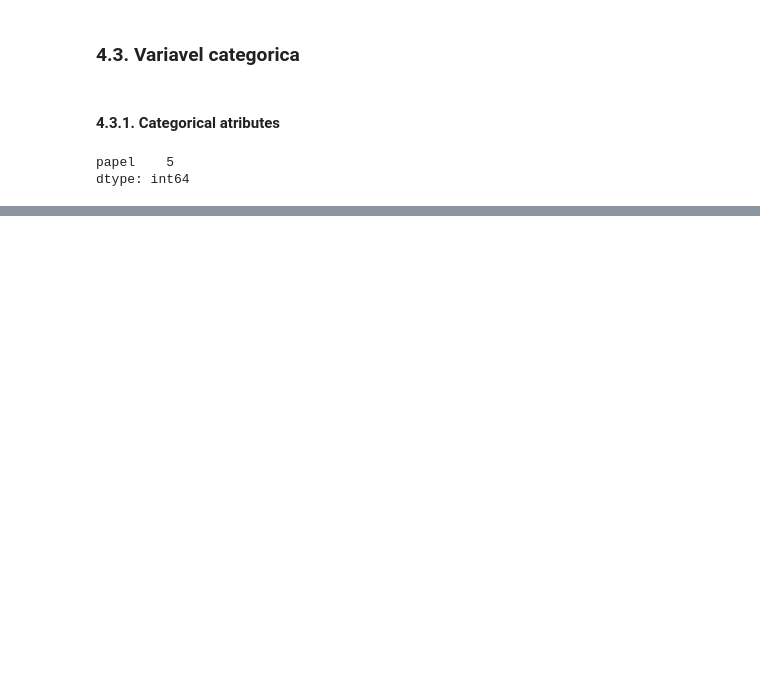
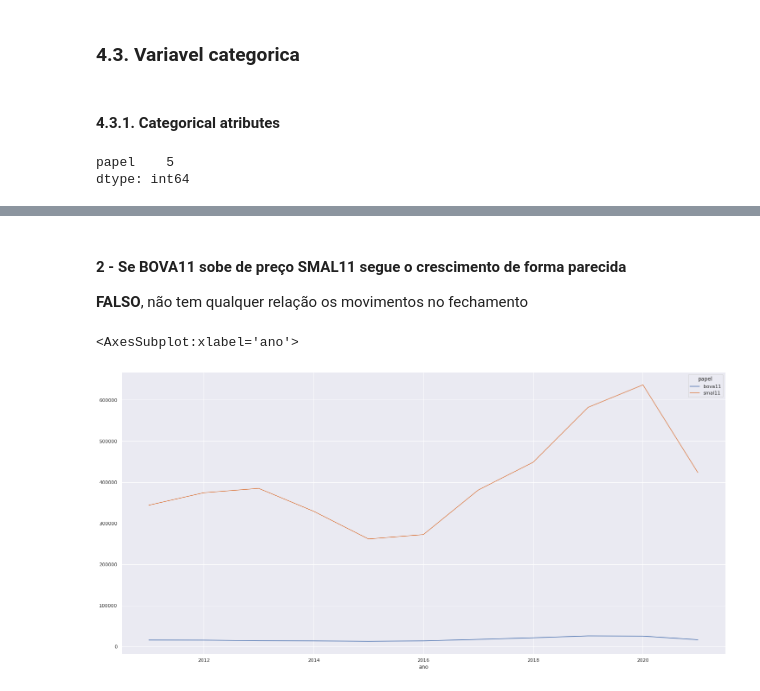
Before and after one commit to wilianuhlmann/predict_profitability_dr, a Jupyter notebook: alpha_funding.ipynb, the cells around one changed output, grey strips where cells are left out. Drawn from its saved outputs; the diff is of its cells as text; code cells hidden in the pictures; blank space fills up the shorter version.

```diff
--- a/alpha_funding.ipynb
+++ b/alpha_funding.ipynb
@@ -754,0 +807,13 @@ sns.countplot(df4['papel']);
+# %% [markdown]
+#### **2** - Se BOVA11 sobe de preço SMAL11 segue o crescimento de forma parecida
+**FALSO**, não tem qualquer relação os movimentos no fechamento
+# %%
+aux = df4[(df4['papel'] == 'bova11') | (df4['papel'] == 'smal11')]
+aux1 = aux[['ano', 'papel', 'fechamento']].groupby(['ano', 'papel']).sum().reset_index()
+aux1.pivot(index='ano', columns='papel', values='fechamento').plot()
+
+
+## Fazer no segundo ciclo uma matriz de correlação entre os 2
+# %% [output]
+<AxesSubplot:xlabel='ano'>
+[figure, added]
```
Also changed, not shown: parts of 49 cells of this notebook.
